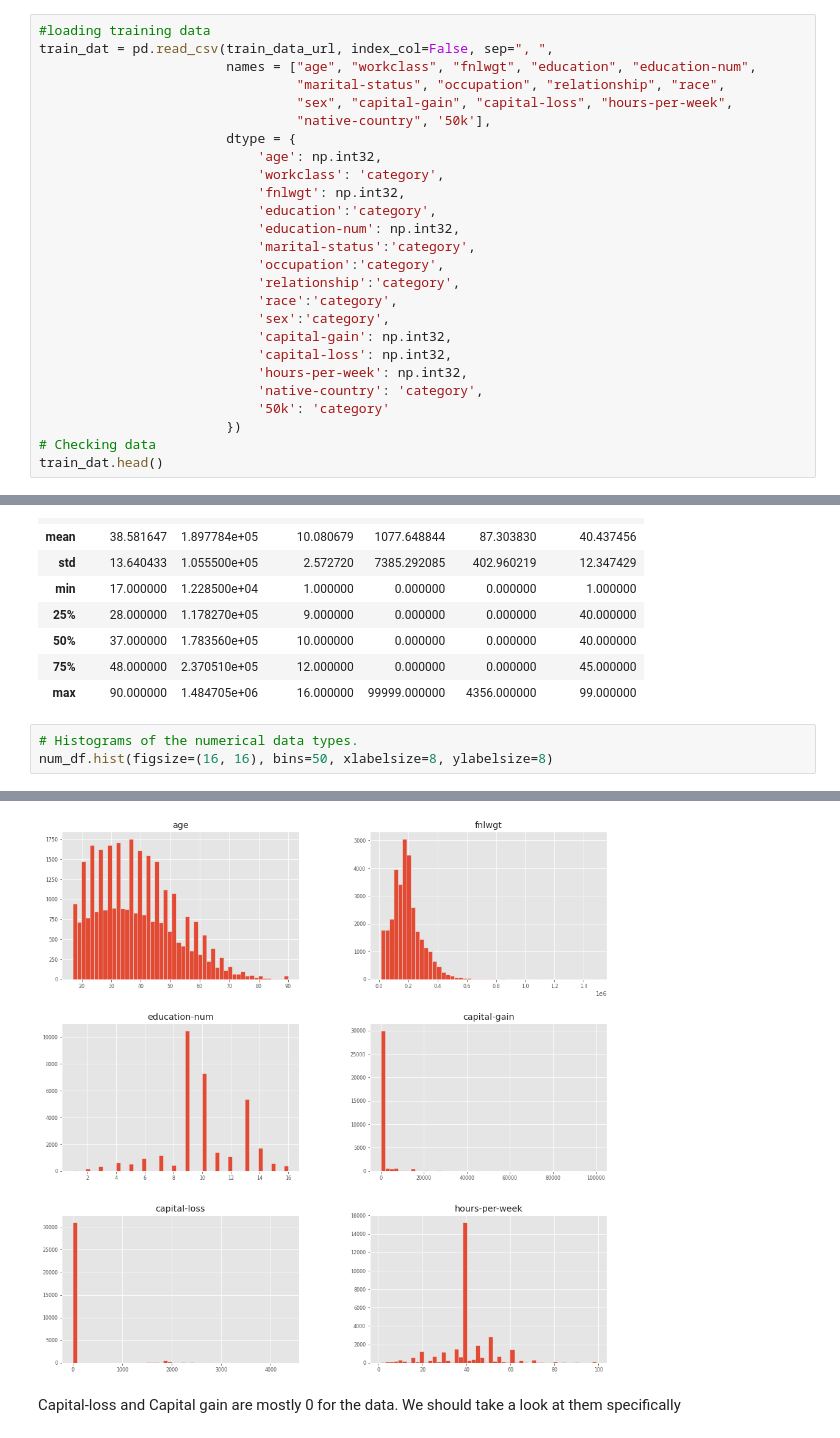
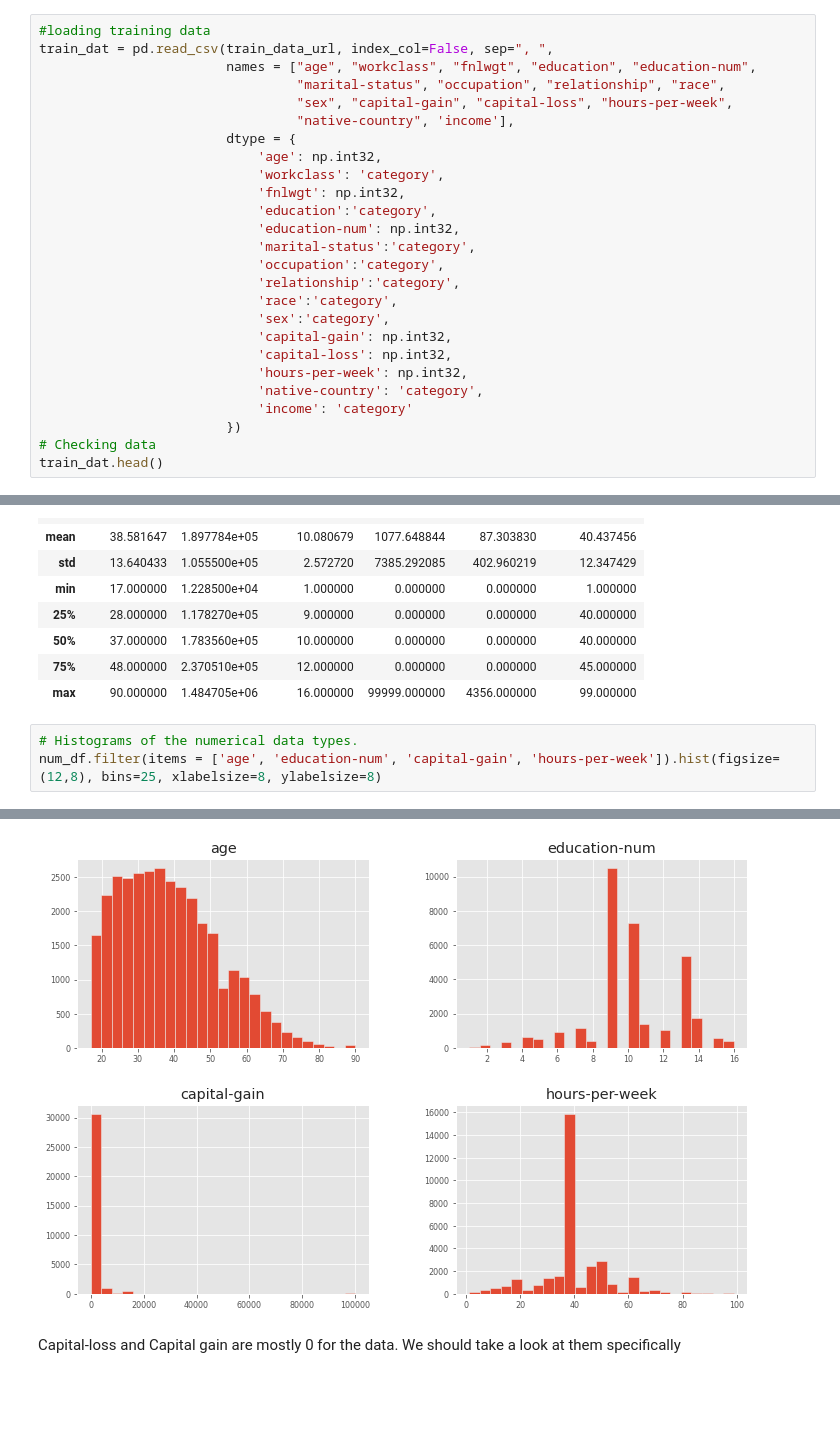
Before and after one commit to zongqi-wang/578-Data-Visualization, a Jupyter notebook: Data_Exploration_and_Visualizations.ipynb, the cells around one changed output, grey strips where cells are left out. Drawn from its saved outputs; the diff is of its cells as text; blank space fills up the shorter version.

```diff
--- a/Data_Exploration_and_Visualizations.ipynb
+++ b/Data_Exploration_and_Visualizations.ipynb
@@ -61,7 +61,7 @@ train_dat = pd.read_csv(train_data_url, index_col=False, sep=", ",
                         names = ["age", "workclass", "fnlwgt", "education", "education-num",
                                  "marital-status", "occupation", "relationship", "race",
                                  "sex", "capital-gain", "capital-loss", "hours-per-week",
-                                 "native-country", '50k'],
+                                 "native-country", 'income'],
                         dtype = {
                             'age': np.int32,
                             'workclass': 'category',
@@ -77,7 +77,7 @@ train_dat = pd.read_csv(train_data_url, index_col=False, sep=", ",
                             'capital-loss': np.int32,
                             'hours-per-week': np.int32,
                             'native-country': 'category',
-                            '50k': 'category'
+                            'income': 'category'
                         })
 # Checking data
 train_dat.head()
@@ -259,6 +259,6 @@ num_df.describe()
 | max | 90.000000 | 1.484705e+06 | 16.000000 | 99999.000000 | 4356.000000 | 99.000000 |
 # %%
 # Histograms of the numerical data types.
-num_df.hist(figsize=(16, 16), bins=50, xlabelsize=8, ylabelsize=8)
+num_df.filter(items = ['age', 'education-num', 'capital-gain', 'hours-per-week']).hist(figsize=(12,8), bins=25, xlabelsize=8, ylabelsize=8)
 # %% [output]
 array([[<matplotlib.axes._subplots.AxesSubplot object at 0x...>,
@@ -267,8 +265,8 @@ array([[<matplotlib.axes._subplots.AxesSubplot object at 0x...>,
         <matplotlib.axes._subplots.AxesSubplot object at 0x...>],
        [<matplotlib.axes._subplots.AxesSubplot object at 0x...>,
         <matplotlib.axes._subplots.AxesSubplot object at 0x...>]],
       dtype=object)
-[figure, old version]
+[figure, new version]
 # %% [markdown]
 Capital-loss and Capital gain are mostly 0 for the data. We should take a look at them specifically
 # %% [markdown]
```
Also changed, not shown: parts of 63 cells of this notebook.
